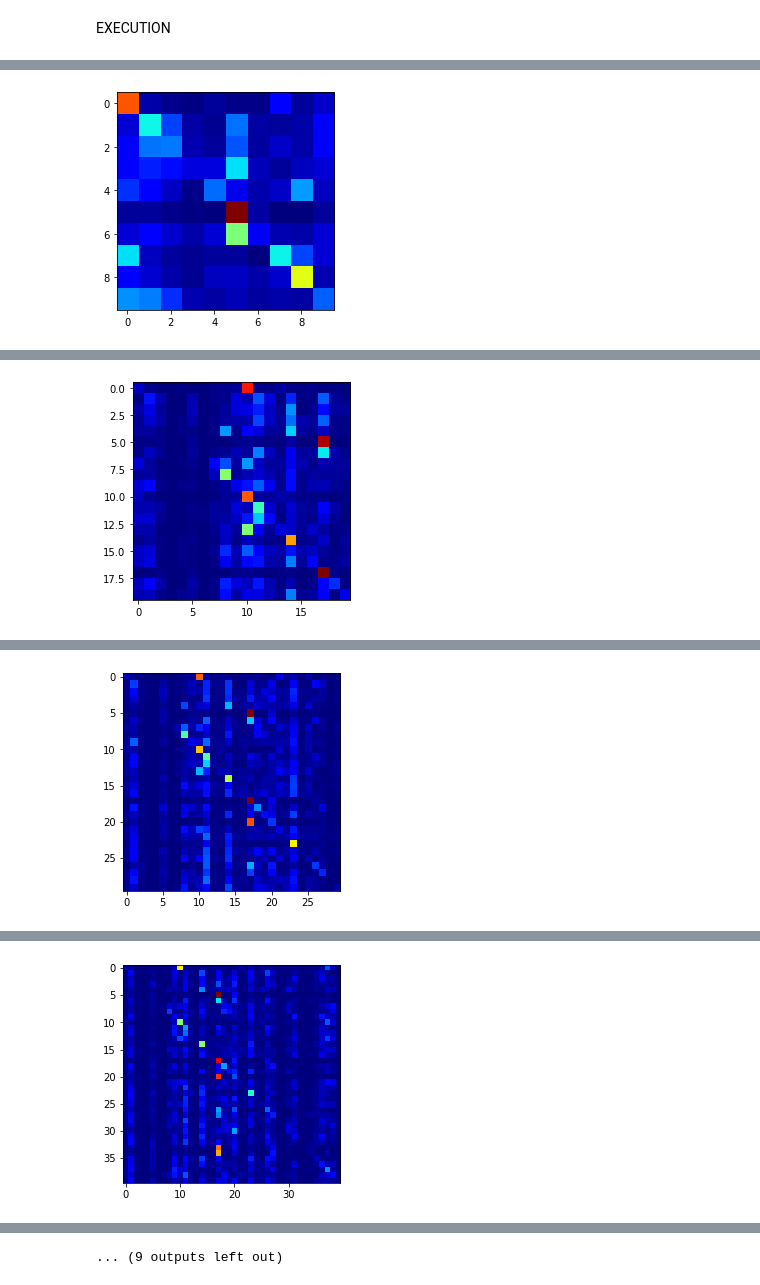
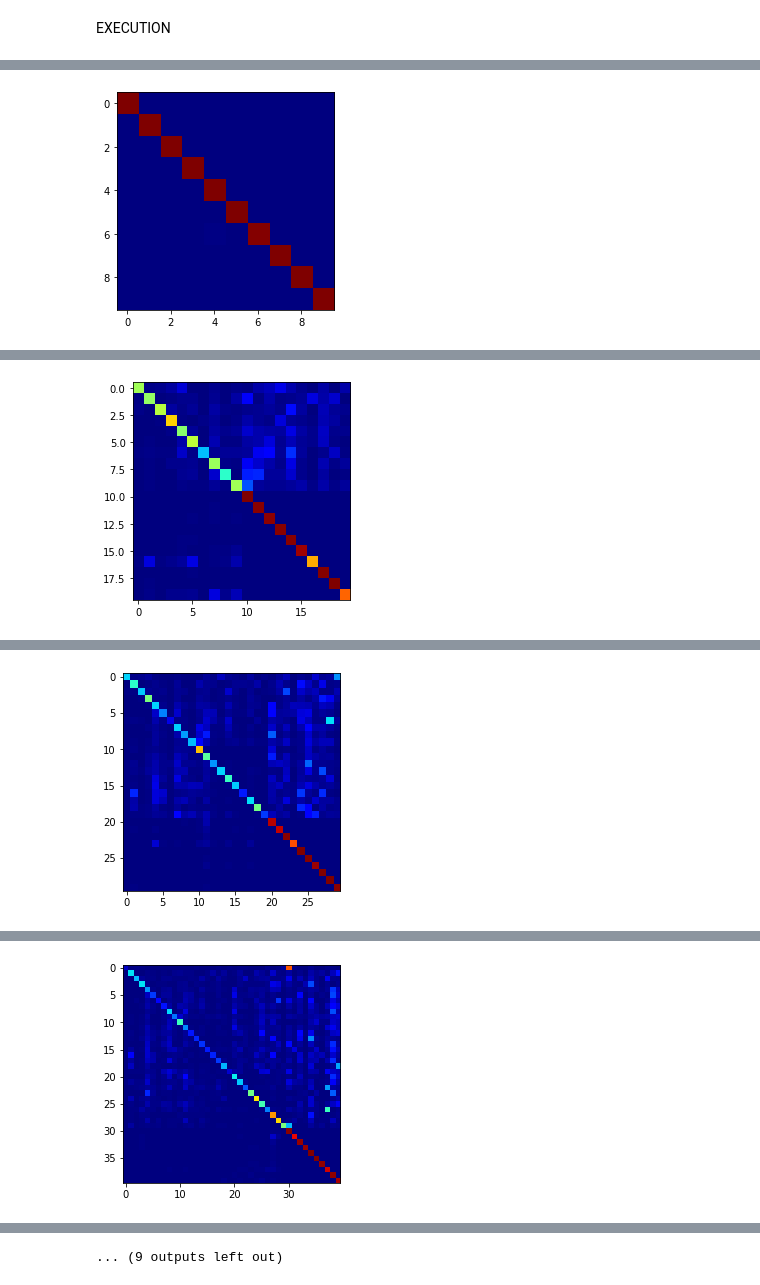
Before and after one commit to FrancescoManca-FM/Project_MLDL, a Jupyter notebook: incrementalLearningWithoutForgetting.ipynb, the cells around one changed output, grey strips where cells are left out. Cells and saved outputs as stored; diff of their text form; code cells hidden in the pictures.

```diff
--- a/incrementalLearningWithoutForgetting.ipynb
+++ b/incrementalLearningWithoutForgetting.ipynb
@@ -213,5 +193,7 @@ def resnet56(pretrained=False, **kwargs):
 # %%
-net = resnet32()
 device = torch.device("cuda:0" if torch.cuda.is_available() else 'cpu')
+feature_size = 2048
+n_classes = 10
+net = LWF(feature_size, n_classes)
 net.to(device)
 # %% [output]
@@ -235,9 +217,9 @@ ResNet(
 # %% [markdown]
 ### LOSS & PARAMETERS
 # %%
-lr = 0.001
-decay = 0.0001
-epochs = 40
+lr = 2
+decay = 0.00001
+epochs = 70
 momentum = 0.9
 factor = 5
 # %%
@@ -299,5 +283,5 @@ def training(trainloader, iteration, network, device, epochs, num_classes):
 # %%
-def get_one_hot(target,num_class, device):
-  one_hot=torch.zeros(target.shape[0],num_class).to(device)
-  one_hot=one_hot.scatter(dim=1,index=target.long().view(-1,1),value=1.)
-  return one_hot
+# def get_one_hot(target,num_class, device):
+#   one_hot=torch.zeros(target.shape[0],num_class).to(device)
+#   one_hot=one_hot.scatter(dim=1,index=target.long().view(-1,1),value=1.)
+#   return one_hot
@@ -406,6 +449,7 @@ def test(testloader, iteration, network, acc):
   correct = 0
   total = 0
   print("ITERATION: ", iteration)
+  network.eval()
 
   # since we're not training, we don't need to calculate the gradients for our outputs
   with torch.no_grad():
@@ -416,7 +460,7 @@ def test(testloader, iteration, network, acc):
           outputs = network.forward(images)
 
           # the class with the highest energy is what we choose as prediction
-          _, predicted = torch.max(outputs.data, 1)
+          _, predicted = torch.max(torch.softmax(network.forward(images), dim=1), dim=1, keepdim=False)
           total += labels.size(0)
           correct += (predicted == labels).sum().item()
 
@@ -448,8 +492,8 @@ for i in range(len(trainset)):
 # evaluate the network on the first 10 classes
 # train the network on the second 10 classes (adding 10 output layers)
 # evaluate the network on the first 20 classes
-iterations = 10
-num_classes = 10
+iterations = 10 #5
+num_classes = 10 #20
 test_set = [] #initialized here because we test over all the classes not only those one in which I train
 acc = []
 
@@ -465,7 +509,7 @@ for i in range(iterations):
   valid_loader = torch.utils.data.DataLoader(test_set, shuffle = True, batch_size = batch_size, num_workers=2)
   print("Train the network, iteration: ", i, " on classes: ", classes_current_iter)
 
-  net = training(train_loader, i, net, device, epochs, num_classes) # Train the network with 10 classes at a time
+  training(train_loader, i, net, device, epochs, num_classes) # Train the network with 10 classes at a time
   print("after training: ", net.fc.weight.data)
   test(valid_loader, i, net, acc) # Test the network with all classes seen until this iteration
 # %% [output]
@@ -487,3 +531,3 @@ before training:  tensor([[ 0.0539, -0.0505,  0.0644, -0.1029,  0.1084,  0.0950,
 confusion matrix shape:  torch.Size([10, 10])
 ITERATION:  0
-[figure, old version]
+[figure, new version]
@@ -504,4 +548,4 @@ before training:  tensor([[ 7.7678e-04, -1.3883e-01,  4.8367e-02,  ..., -4.2605e
        device='cuda:0')
 confusion matrix shape:  torch.Size([20, 20])
 ITERATION:  1
-[figure, old version]
+[figure, new version]
@@ -523,3 +567,3 @@ before training:  tensor([[ 3.5201e-03, -1.3700e-01,  5.2716e-02,  ..., -3.9172e
 confusion matrix shape:  torch.Size([30, 30])
 ITERATION:  2
-[figure, old version]
+[figure, new version]
@@ -540,4 +584,4 @@ before training:  tensor([[ 3.9777e-03, -1.3724e-01,  4.8776e-02,  ..., -4.2661e
        device='cuda:0')
 confusion matrix shape:  torch.Size([40, 40])
 ITERATION:  3
-[figure, old version]
+[figure, new version]
```
Also changed, not shown: parts of 9 cells of this notebook.
